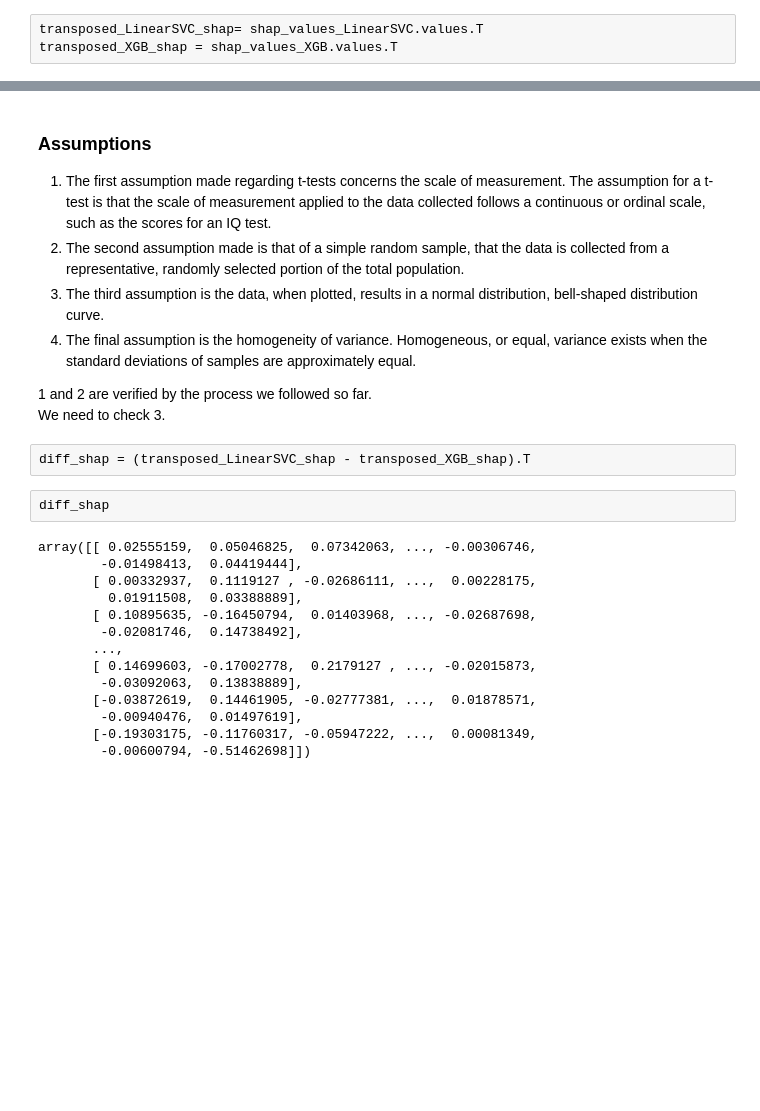
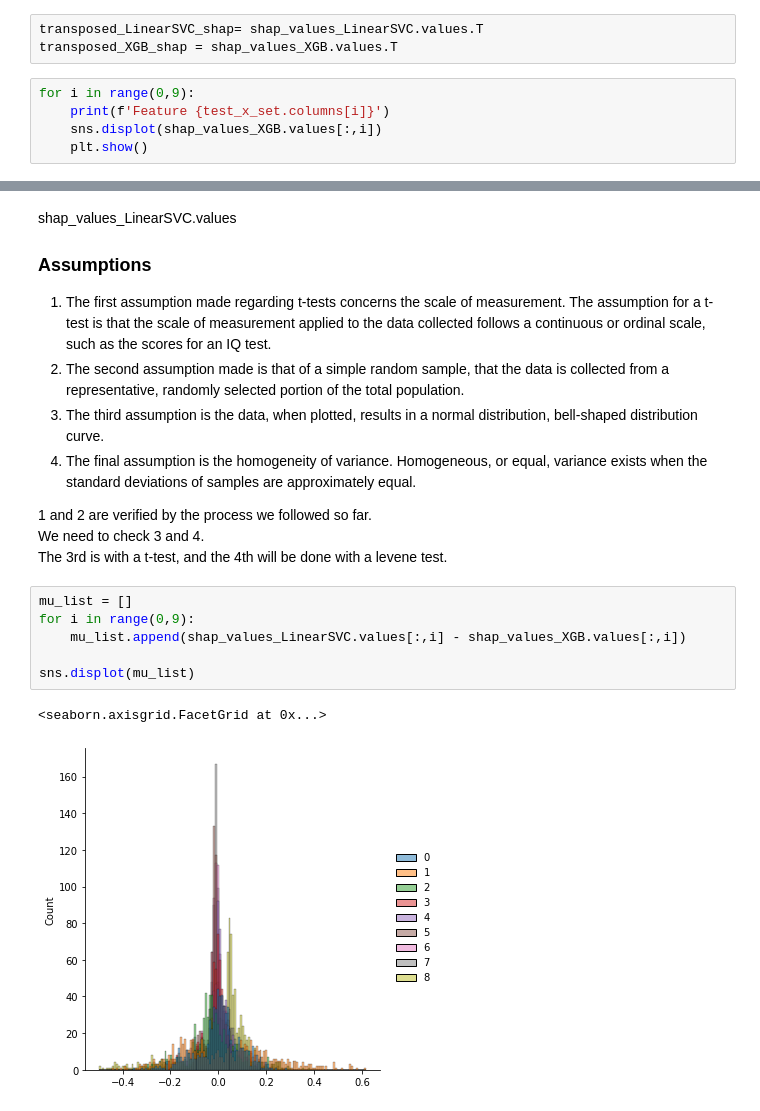
Before and after one commit to Portugapt/AAA-Explainability, a Jupyter notebook: source/4_interpretability/heart_interpretability.ipynb, the cells around one changed output, grey strips where cells are left out. Cells and saved outputs as stored; diff of their text form; blank space fills up the shorter version.

```diff
--- a/source/4_interpretability/heart_interpretability.ipynb
+++ b/source/4_interpretability/heart_interpretability.ipynb
@@ -118,3 +131,8 @@ shap.summary_plot(shap_values_XGB.values, test_x_set)
 # %%
 transposed_LinearSVC_shap= shap_values_LinearSVC.values.T
 transposed_XGB_shap = shap_values_XGB.values.T
+# %%
+for i in range(0,9):
+    print(f'Feature {test_x_set.columns[i]}')
+    sns.displot(shap_values_XGB.values[:,i])
+    plt.show()
@@ -121,4 +153,6 @@ transposed_XGB_shap = shap_values_XGB.values.T
 # %% [markdown]
+shap_values_LinearSVC.values
+
 ### Assumptions
 
 
@@ -129,22 +163,14 @@ transposed_XGB_shap = shap_values_XGB.values.T
 
 
 1 and 2 are verified by the process we followed so far.
-We need to check 3.
+We need to check 3 and 4.
+The 3rd is with a t-test, and the 4th will be done with a levene test.
-# %%
-diff_shap = (transposed_LinearSVC_shap - transposed_XGB_shap).T
-# %%
-diff_shap
-# %% [output]
-array([[ 0.02555159,  0.05046825,  0.07342063, ..., -0.00306746,
-        -0.01498413,  0.04419444],
-       [ 0.00332937,  0.1119127 , -0.02686111, ...,  0.00228175,
-         0.01911508,  0.03388889],
-       [ 0.10895635, -0.16450794,  0.01403968, ..., -0.02687698,
-        -0.02081746,  0.14738492],
-       ...,
-       [ 0.14699603, -0.17002778,  0.2179127 , ..., -0.02015873,
-        -0.03092063,  0.13838889],
-       [-0.03872619,  0.14461905, -0.02777381, ...,  0.01878571,
-        -0.00940476,  0.01497619],
-       [-0.19303175, -0.11760317, -0.05947222, ...,  0.00081349,
-        -0.00600794, -0.51462698]])
+# %%
+mu_list = []
+for i in range(0,9):
+    mu_list.append(shap_values_LinearSVC.values[:,i] - shap_values_XGB.values[:,i])
+
+sns.displot(mu_list)
+# %% [output]
+<seaborn.axisgrid.FacetGrid at 0x...>
+[figure, added]
```
Also changed, not shown: parts of 19 cells of this notebook, 2 other files.
